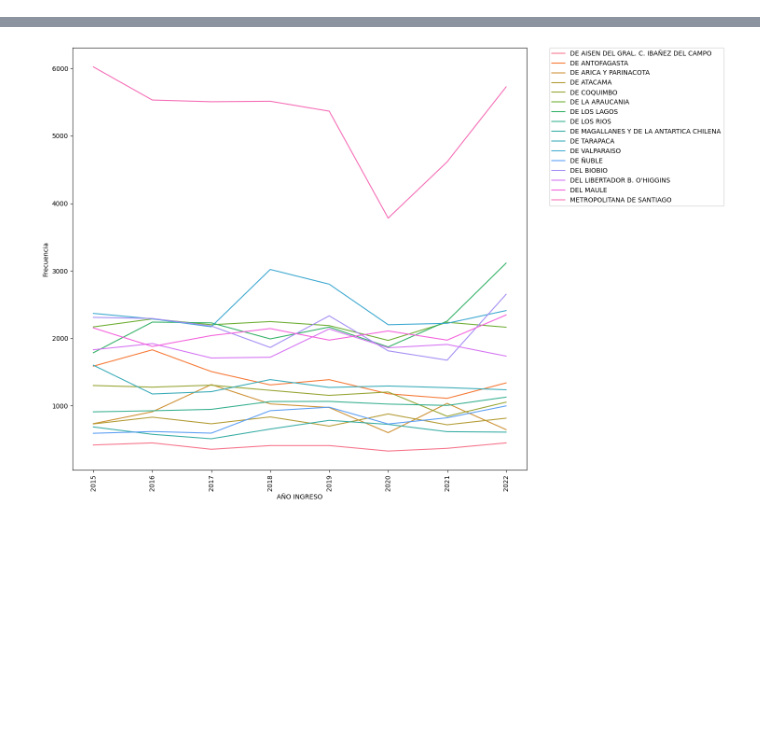
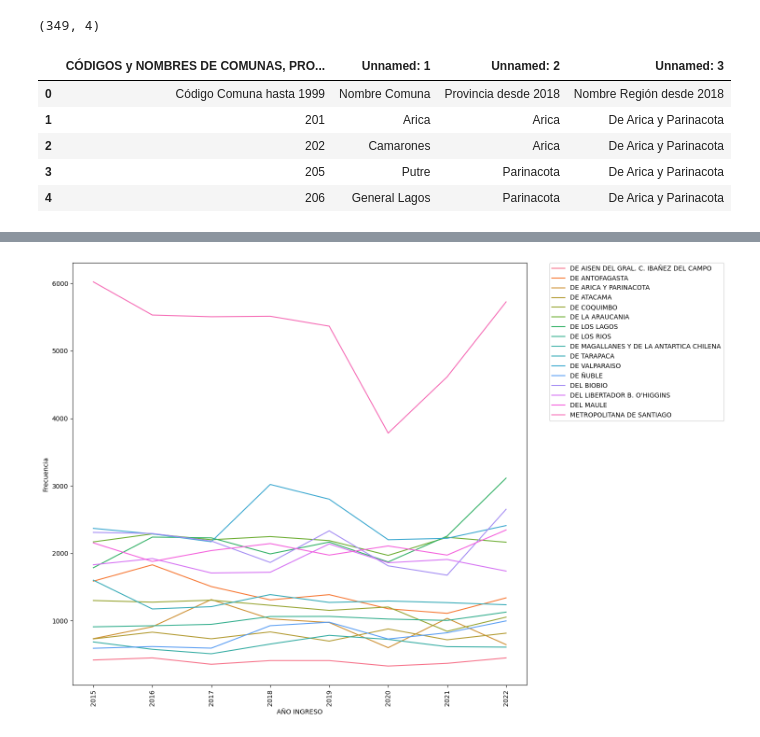
Before and after one commit to RodrigoEduard/08MBID---Visualizacion-de-Datos, a Jupyter notebook: TrabajoPracticoVD.ipynb, the cells around one changed output, grey strips where cells are left out. Saved outputs shown, nothing was run; the diff lists cells and outputs as text; code cells hidden in the pictures; blank space fills up the shorter version.

```diff
--- a/TrabajoPracticoVD.ipynb
+++ b/TrabajoPracticoVD.ipynb
@@ -12,0 +25,2 @@ Drive already mounted at /content/drive; to attempt to forcibly remount, call dr
+# %%
+REG_PROV_COM = pd.read_excel('/content/drive/MyDrive/Datos_VD/REG_PROV_COM.xlsx')
@@ -12,0 +38,11 @@ Drive already mounted at /content/drive; to attempt to forcibly remount, call dr
+# %%
+print(REG_PROV_COM.shape)
+REG_PROV_COM.head()
+# %% [output]
+(349, 4)
+|  | CÓDIGOS y NOMBRES DE COMUNAS, PRO... | Unnamed: 1 | Unnamed: 2 | Unnamed: 3 |
+| 0 | Código Comuna hasta 1999 | Nombre Comuna | Provincia desde 2018 | Nombre Región desde 2018 |
+| 1 | 201 | Arica | Arica | De Arica y Parinacota |
+| 2 | 202 | Camarones | Arica | De Arica y Parinacota |
+| 3 | 205 | Putre | Parinacota | De Arica y Parinacota |
+| 4 | 206 | General Lagos | Parinacota | De Arica y Parinacota |
```
Also changed, not shown: parts of 5 cells of this notebook.
